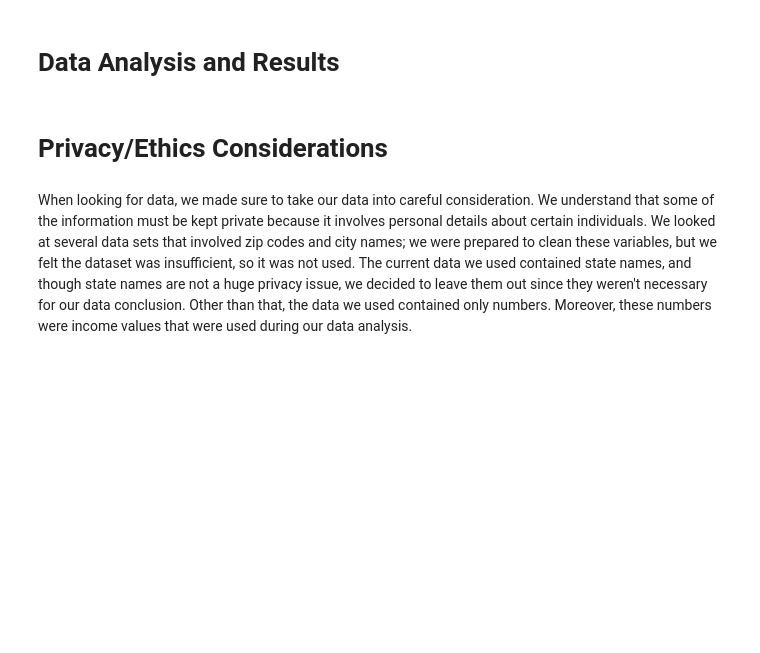
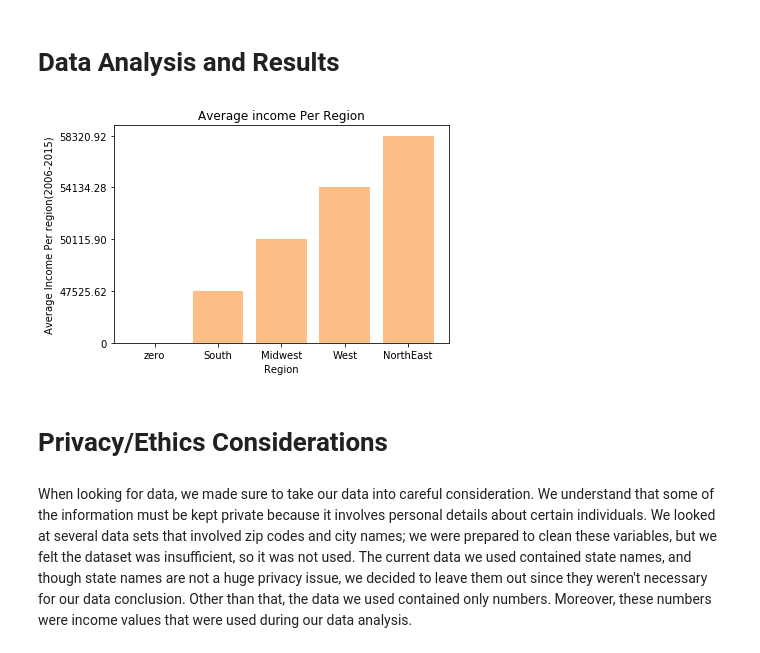
Before and after one commit to martinezedwin893/FinalProjectCogs108, a Jupyter notebook: FinalProject.ipynb, the cells around one changed output. Cells and saved outputs as stored; diff of their text form; code cells hidden in the pictures; blank space fills up the shorter version.

```diff
--- a/FinalProject.ipynb
+++ b/FinalProject.ipynb
@@ -342,5 +393,43 @@ The above plots have shown us a rough estimate for the tuition brackets states h
 # %% [markdown]
 # Data Analysis and Results
+# %%
+
+
+
+# we want the average income across all the years for each region
+
+average_for_south_region = sum(average_income_per_region['SouthRegion']) / len(average_income_per_region['SouthRegion'])
+average_for_midwest_region = sum(average_income_per_region['MidwestRegion']) / len(average_income_per_region['MidwestRegion'])
+average_for_west_region = sum(average_income_per_region['WestRegion']) / len(average_income_per_region['WestRegion'])
+average_for_northeast_region = sum(average_income_per_region['NorthEastRegion']) / len(average_income_per_region['NorthEastRegion'])
+
+
+#format to round to the nearest hundredths place
+average_for_south_region = format(average_for_south_region,'.2f')
+average_for_midwest_region = format(average_for_midwest_region,'.2f')
+average_for_west_region = format(average_for_west_region,'.2f')
+average_for_northeast_region = format(average_for_northeast_region,'.2f')
+
+
+
+
+objects = ('zero','South', 'Midwest', 'West', 'NorthEast')
+y_pos = np.arange(len(objects))
+performance = [0,average_for_south_region,average_for_midwest_region,average_for_west_region,average_for_northeast_region]
+
+plt.bar(y_pos, performance, align='center', alpha=0.5)
+plt.xticks(y_pos, objects)
+plt.ylabel('Average Income Per region(2006-2015)')
+plt.xlabel('Region')
+
+plt.title('Average income Per Region')
+
+
+
+
+plt.show()
+# %% [output]
+[figure, added]
 # %% [markdown]
 # Privacy/Ethics Considerations
 # %% [markdown]
```
Also changed, not shown: parts of 6 cells of this notebook.
